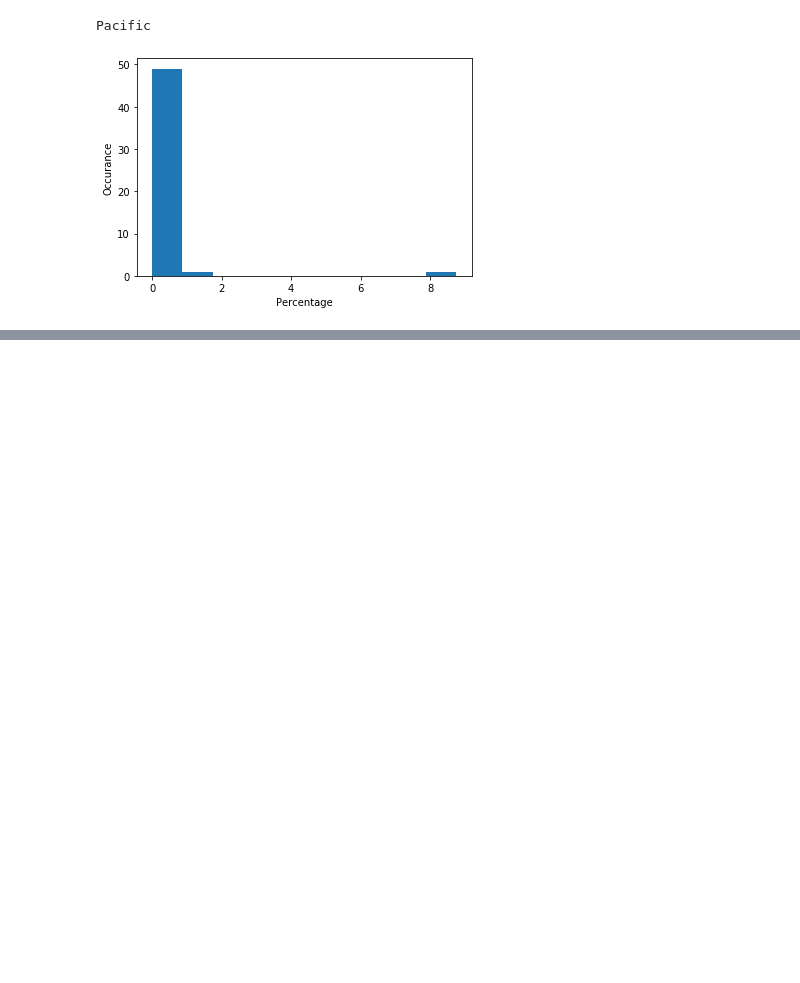
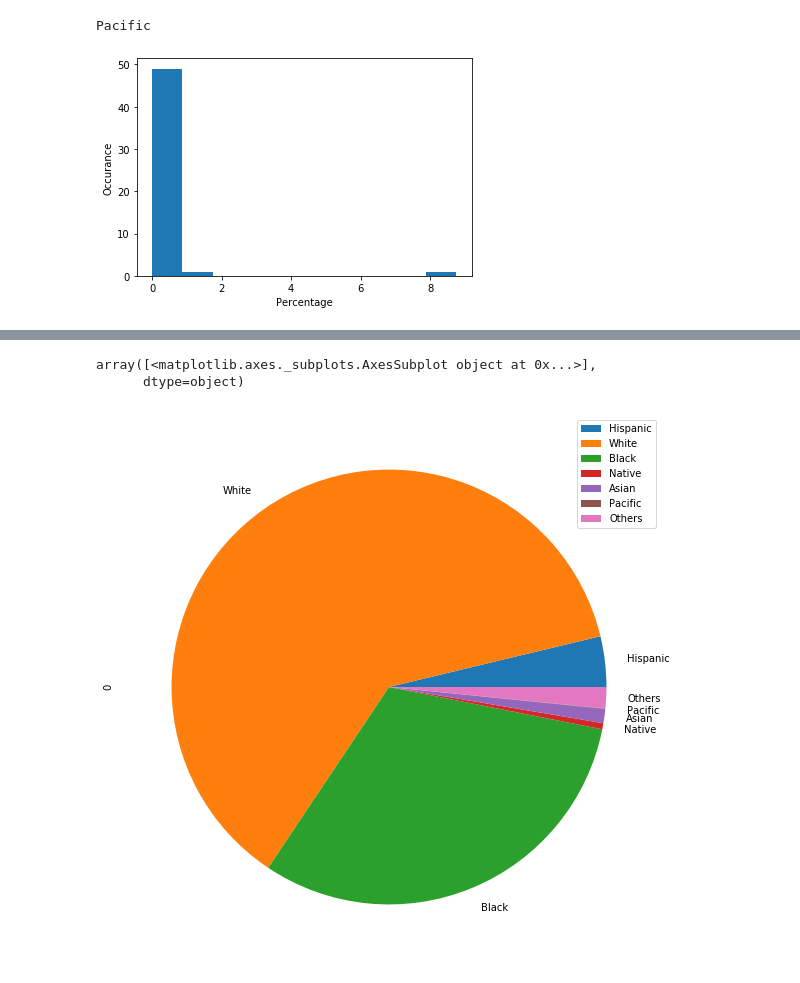
Before and after one commit to hassan-ak/PIAIC-AI, a Jupyter notebook: Q2/Classes/Pandas/assignment/assignment1/PIAIC53818_Assignment01_Pandas.ipynb, the cells around one changed output, grey strips where cells are left out. Drawn from its saved outputs; the diff is of its cells as text; code cells hidden in the pictures; blank space fills up the shorter version.

```diff
--- a/Q2/Classes/Pandas/assignment/assignment1/PIAIC53818_Assignment01_Pandas.ipynb
+++ b/Q2/Classes/Pandas/assignment/assignment1/PIAIC53818_Assignment01_Pandas.ipynb
@@ -643,0 +666,3 @@ Pacific
+# %%
+us_census["Others"] =100-(us_census.Hispanic+us_census.White+us_census.Black
+                        +us_census.Native+us_census.Asian+us_census.Pacific)
@@ -643,0 +689,4 @@ Pacific
+# %%
+# now lets selecta  state
+alabama=us_census.loc[us_census['State']== "Alabama"]
+alabama
@@ -643,0 +696,3 @@ Pacific
+# %%
+data = alabama[['Hispanic', 'White', 'Black','Native', 'Asian', 'Pacific','Others']].transpose()
+data
@@ -643,0 +708,6 @@ Pacific
+# %%
+data.plot(kind = 'pie', subplots=True, figsize=((10,10)))
+# %% [output]
+array([<matplotlib.axes._subplots.AxesSubplot object at 0x...>],
+      dtype=object)
+[figure, added]
```
Also changed, not shown: parts of 10 cells of this notebook.
